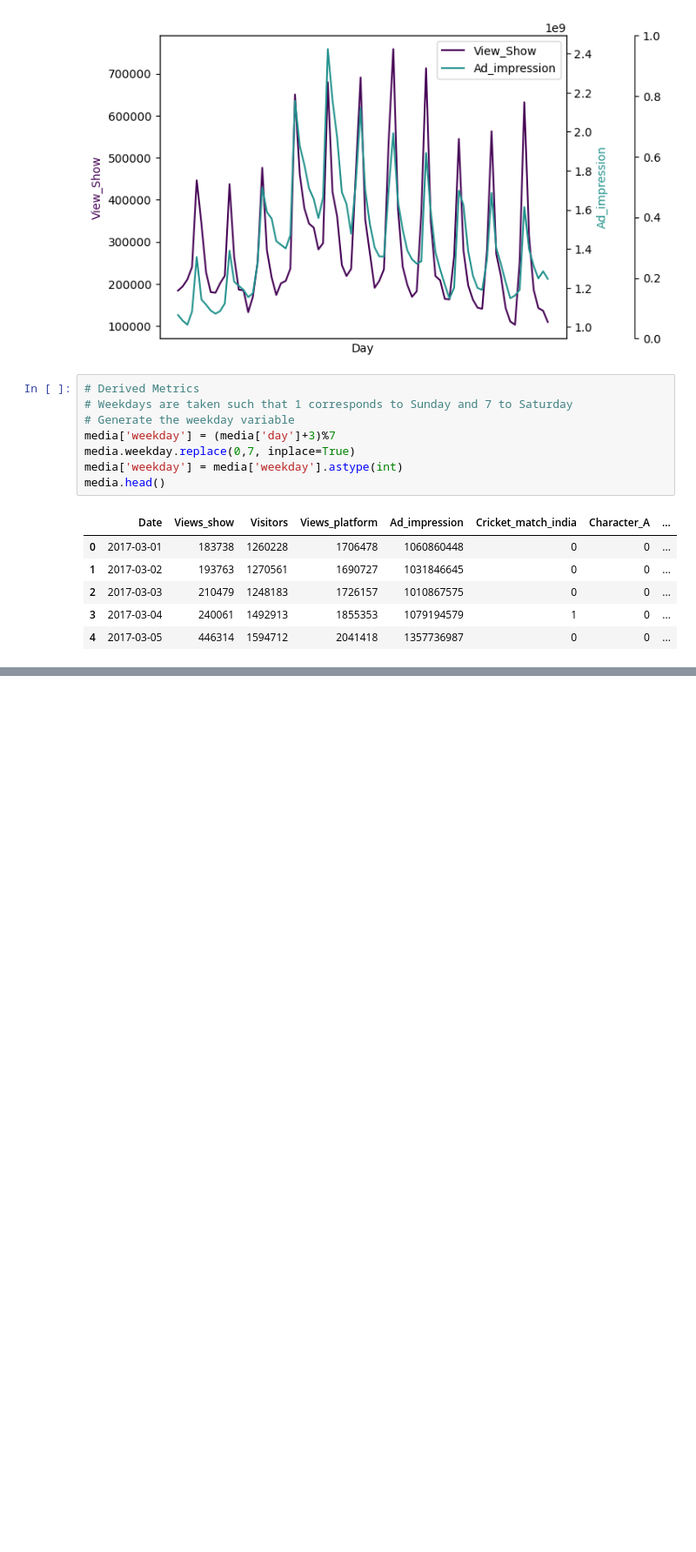
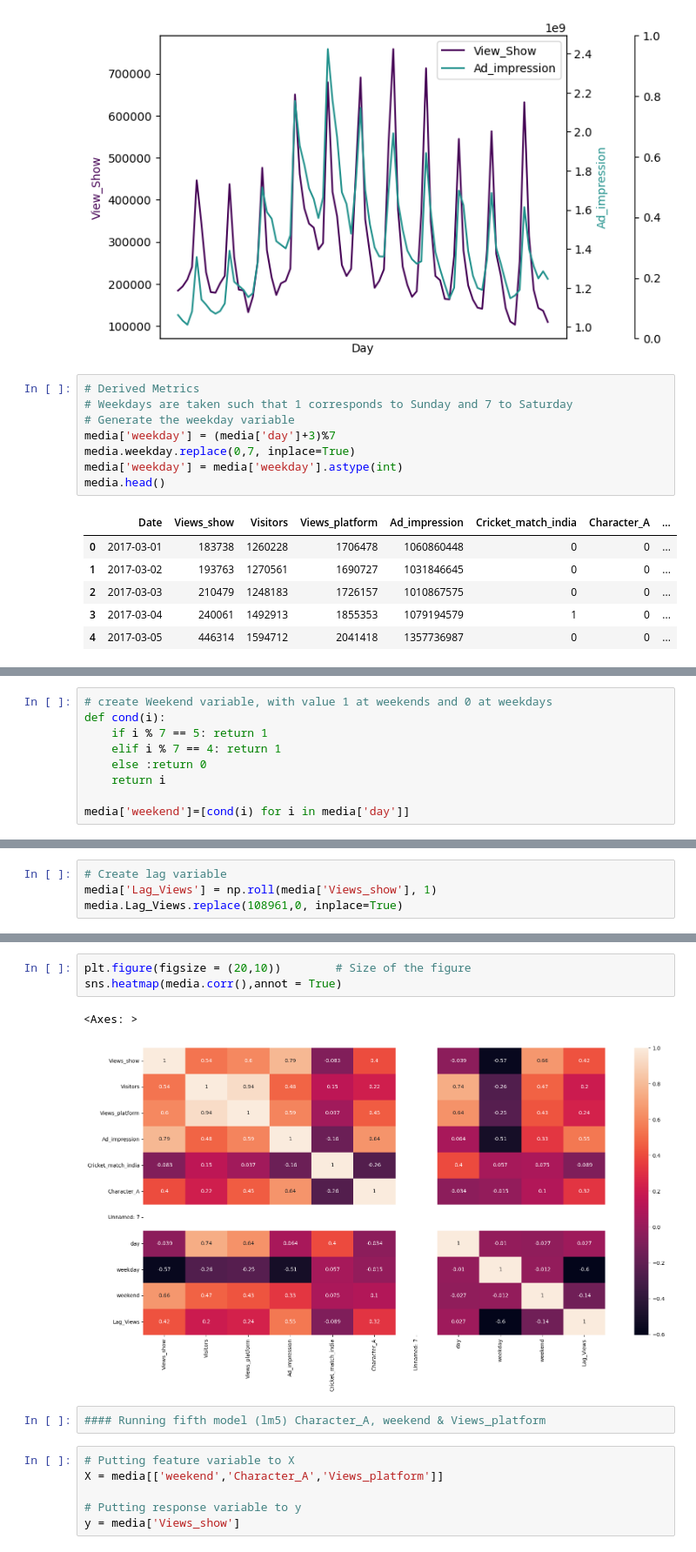
Before and after one commit to DhruvDA/LM_Media_case_study, a Jupyter notebook: Jupyter_notebooks/Media_case_study.ipynb, the cells around one changed output, grey strips where cells are left out. Shown: that part at 87% size. Saved outputs shown, nothing was run; the diff lists cells and outputs as text; blank space fills up the shorter version.

```diff
--- a/Jupyter_notebooks/Media_case_study.ipynb
+++ b/Jupyter_notebooks/Media_case_study.ipynb
@@ -145,0 +190,9 @@ media.head()
+# %%
+# create Weekend variable, with value 1 at weekends and 0 at weekdays
+def cond(i):
+    if i % 7 == 5: return 1
+    elif i % 7 == 4: return 1
+    else :return 0
+    return i
+
+media['weekend']=[cond(i) for i in media['day']]
@@ -145,0 +276,4 @@ media.head()
+# %%
+# Create lag variable
+media['Lag_Views'] = np.roll(media['Views_show'], 1)
+media.Lag_Views.replace(108961,0, inplace=True)
@@ -145,0 +323,14 @@ media.head()
+# %%
+plt.figure(figsize = (20,10))        # Size of the figure
+sns.heatmap(media.corr(),annot = True)
+# %% [output]
+<Axes: >
+[figure, added]
+# %%
+#### Running fifth model (lm5) Character_A, weekend & Views_platform
+# %%
+# Putting feature variable to X
+X = media[['weekend','Character_A','Views_platform']]
+
+# Putting response variable to y
+y = media['Views_show']
```
Also changed, not shown: parts of 46 cells of this notebook.
